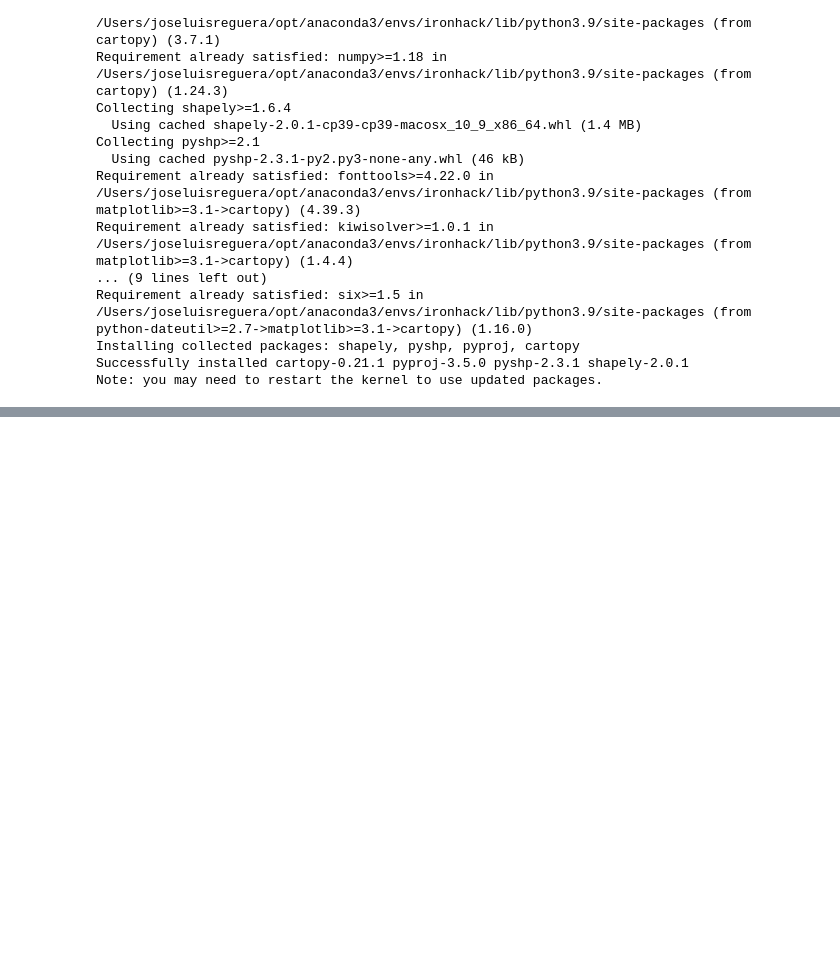
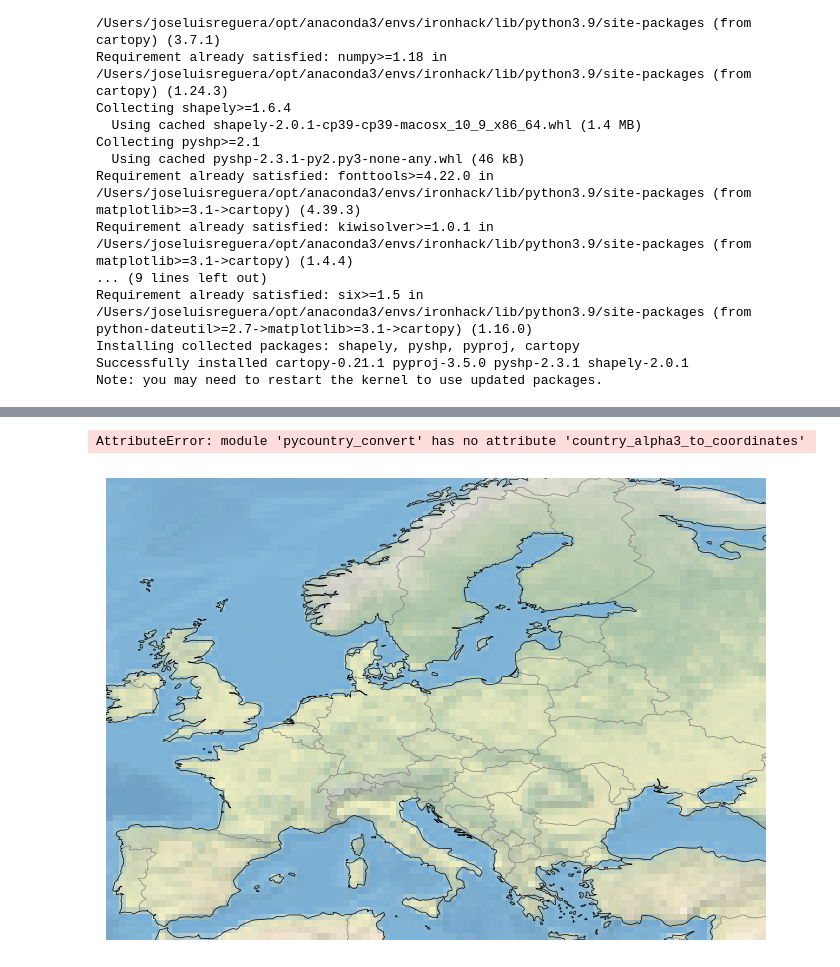
Before and after one commit to jose-luis666/w8-final_project, a Jupyter notebook: Untitled-2.ipynb, the cells around one changed output, grey strips where cells are left out. Cells and saved outputs as stored; diff of their text form; code cells hidden in the pictures; blank space fills up the shorter version.

```diff
--- a/Untitled-2.ipynb
+++ b/Untitled-2.ipynb
@@ -915,0 +967,37 @@ import matplotlib.pyplot as plt
+# %%
+import cartopy.crs as ccrs
+import cartopy.feature as cfeature
+import matplotlib.pyplot as plt
+import pycountry
+import pycountry_convert as pc
+
+fig = plt.figure(figsize=(10, 6))
+ax = plt.axes(projection=ccrs.PlateCarree())
+
+ax.add_feature(cfeature.BORDERS, linewidth=0.5, edgecolor='gray')
+ax.add_feature(cfeature.COASTLINE, linewidth=0.5)
+
+ax.set_extent([-10, 40, 35, 70], crs=ccrs.PlateCarree())
+
+# Configurar mapa en color viridis
+ax.background_img(name='ne_shaded', resolution='low')
+ax.spines['geo'].set_visible(False)
+
+# Marcar países con una cruz
+countries = ['Finland', 'Denmark', 'Iceland']
+markersize = 100
+markerstyle = '+'
+markercolor = 'red'
+
+for country in countries:
+    country_obj = pycountry.countries.get(name=country)
+    if country_obj:
+        continent_code = pc.country_alpha2_to_continent_code(country_obj.alpha_2)
+        country_alpha3 = pycountry.countries.get(alpha_2=country_obj.alpha_2).alpha_3
+        lon, lat = pc.country_alpha3_to_coordinates(country_alpha3)
+        ax.scatter(lon, lat, s=markersize, marker=markerstyle, color=markercolor, transform=ccrs.PlateCarree())
+
+plt.show()
+# %% [output]
+AttributeError: module 'pycountry_convert' has no attribute 'country_alpha3_to_coordinates'
+[figure, added]
```
Also changed, not shown: parts of 6 cells of this notebook.
